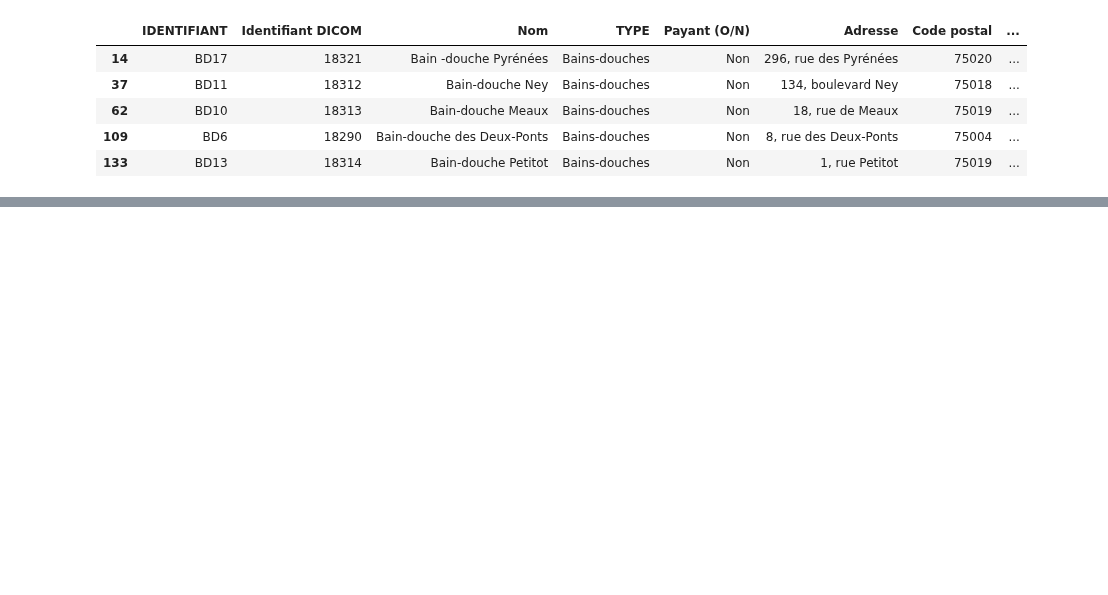
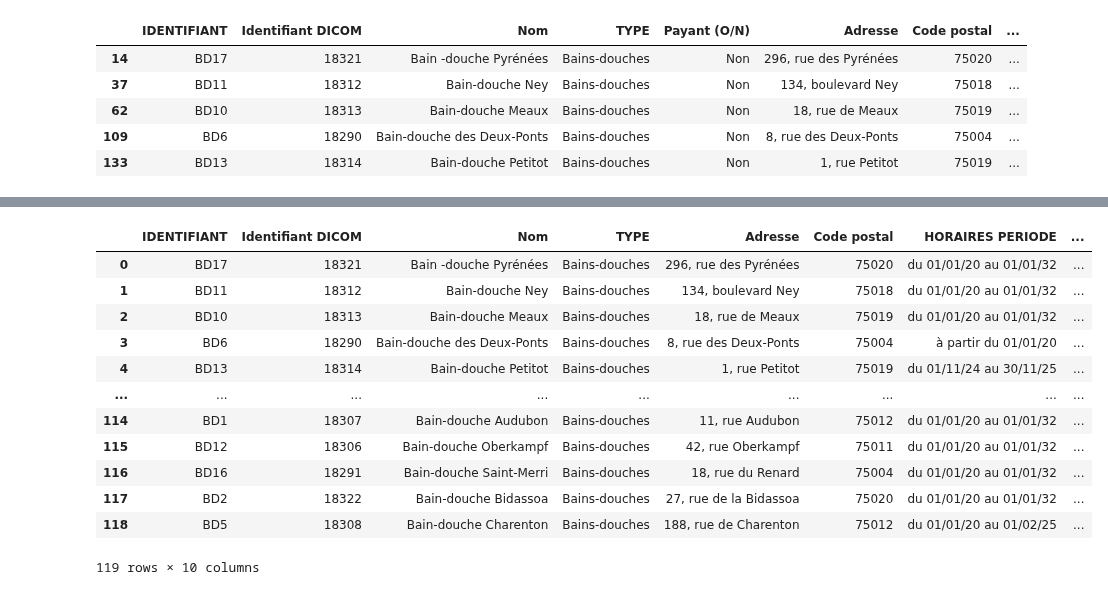
Before and after one commit to OceanePr/NLP-project, a Jupyter notebook: notebook_tests/extract_bains_douches.ipynb, the cells around one changed output, grey strips where cells are left out. Drawn from its saved outputs; the diff is of its cells as text; code cells hidden in the pictures; blank space fills up the shorter version.

Commit message:
Modify csv for bains_docuehs to have Jour and Horaires in distinct columns. Modify message format for a better output.

```diff
--- a/notebook_tests/extract_bains_douches.ipynb
+++ b/notebook_tests/extract_bains_douches.ipynb
@@ -48,3 +48,23 @@ df_bains_douches
 | 476 | BD5 | 18308 | Bain-douche Charenton | Bains-douches | 188, rue de Charenton | 75012 | du 01/01/20 au 01/02/25 | ... |
 # %%
 df_bains_douches.to_csv("../data/bains_douches_paris.csv")
+# %%
+columns = [column for column in df_bains_douches.columns if column.startswith("HORAIRES") == False or column == "HORAIRES PERIODE"]
+horaires_columns = [column for column in df_bains_douches.columns if column not in columns]
+df_bains_douches_melt = pd.melt(df_bains_douches, id_vars=columns, value_vars=horaires_columns, var_name='Jour', value_name='Horaires' )
+# %%
+df_bains_douches_melt
+# %% [output]
+|  | IDENTIFIANT | Identifiant DICOM | Nom | TYPE | Adresse | Code postal | HORAIRES PERIODE | ... |
+| 0 | BD17 | 18321 | Bain -douche Pyrénées | Bains-douches | 296, rue des Pyrénées | 75020 | du 01/01/20 au 01/01/32 | ... |
+| 1 | BD11 | 18312 | Bain-douche Ney | Bains-douches | 134, boulevard Ney | 75018 | du 01/01/20 au 01/01/32 | ... |
+| 2 | BD10 | 18313 | Bain-douche Meaux | Bains-douches | 18, rue de Meaux | 75019 | du 01/01/20 au 01/01/32 | ... |
+| 3 | BD6 | 18290 | Bain-douche des Deux-Ponts | Bains-douches | 8, rue des Deux-Ponts | 75004 | à partir du 01/01/20 | ... |
+| 4 | BD13 | 18314 | Bain-douche Petitot | Bains-douches | 1, rue Petitot | 75019 | du 01/11/24 au 30/11/25 | ... |
+| ... | ... | ... | ... | ... | ... | ... | ... | ... |
+| 114 | BD1 | 18307 | Bain-douche Audubon | Bains-douches | 11, rue Audubon | 75012 | du 01/01/20 au 01/01/32 | ... |
+| 115 | BD12 | 18306 | Bain-douche Oberkampf | Bains-douches | 42, rue Oberkampf | 75011 | du 01/01/20 au 01/01/32 | ... |
+| 116 | BD16 | 18291 | Bain-douche Saint-Merri | Bains-douches | 18, rue du Renard | 75004 | du 01/01/20 au 01/01/32 | ... |
+| 117 | BD2 | 18322 | Bain-douche Bidassoa | Bains-douches | 27, rue de la Bidassoa | 75020 | du 01/01/20 au 01/01/32 | ... |
+| 118 | BD5 | 18308 | Bain-douche Charenton | Bains-douches | 188, rue de Charenton | 75012 | du 01/01/20 au 01/02/25 | ... |
+119 rows × 10 columns
```
Also changed, not shown: parts of 3 cells of this notebook, 3 other files.
